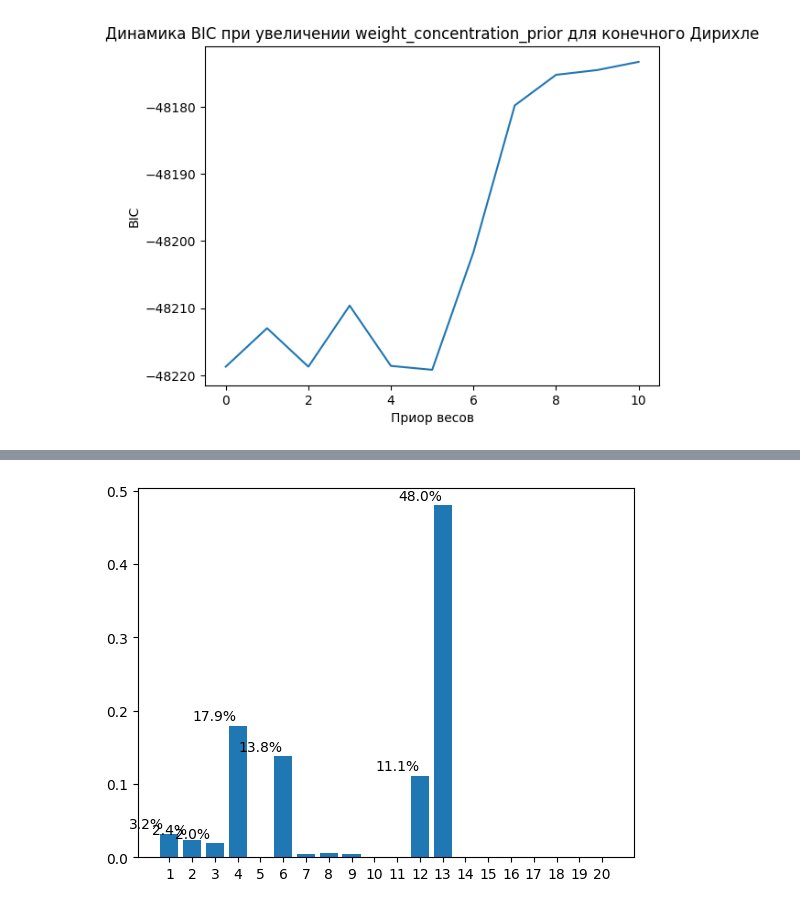
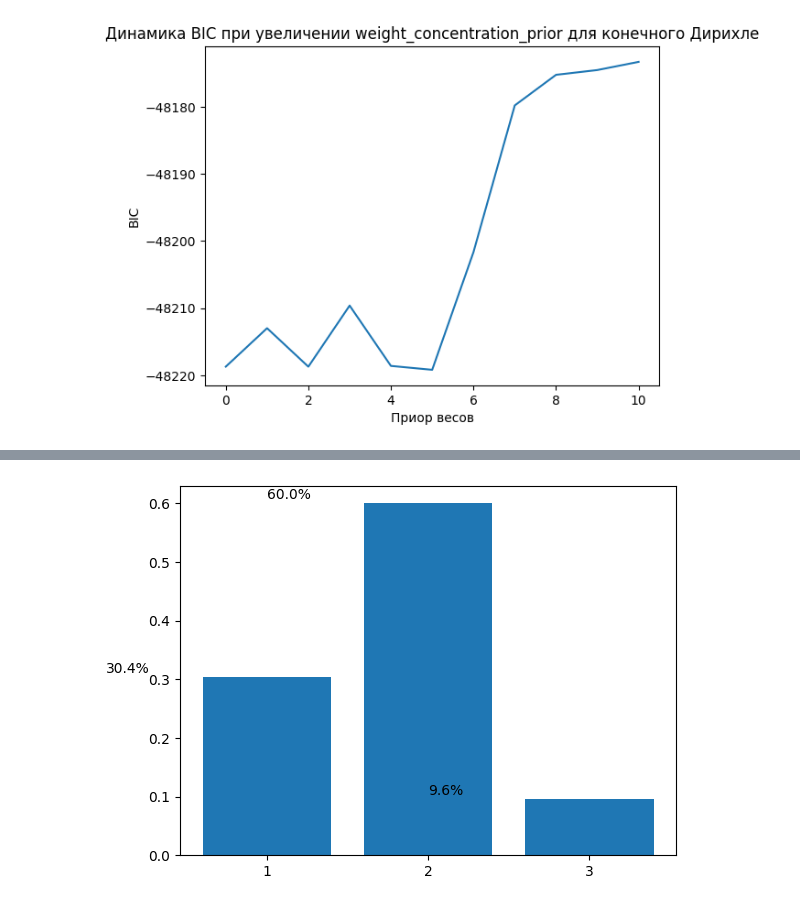
Before and after one commit to AnfimovAleksandr/mag_diploma, a Jupyter notebook: Двумерная_смесь.ipynb, the cells around one changed output, grey strips where cells are left out. Saved outputs shown, nothing was run; the diff lists cells and outputs as text; code cells hidden in the pictures.

```diff
--- a/Двумерная_смесь.ipynb
+++ b/Двумерная_смесь.ipynb
@@ -677,11 +683,11 @@ BayesianGaussianMixture(max_iter=10000, n_components=20,
 # %%
-plt.bar(range(1, 21), best_gmm_bic.weights_, tick_label = [str(i) for i in range(1, 21)])
+plt.bar(range(1, 4), best_gmm_bic.weights_, tick_label = [str(i) for i in range(1, 4)], align = 'center')
 for k, w in enumerate(best_gmm_bic.weights_):
     if w > 0.01:
         plt.text(k, w + 0.007, "%.1f%%" % (w * 100.0), horizontalalignment="center")
 plt.show()
 # %% [output]
-[figure, old version]
+[figure, new version]
 # %%
 minimum = int(min(np_data_euro)[0] * 1000 - 1)
 maximum = int(max(np_data_euro)[0] * 1000 + 10)
```
Also changed, not shown: parts of 11 cells of this notebook.
